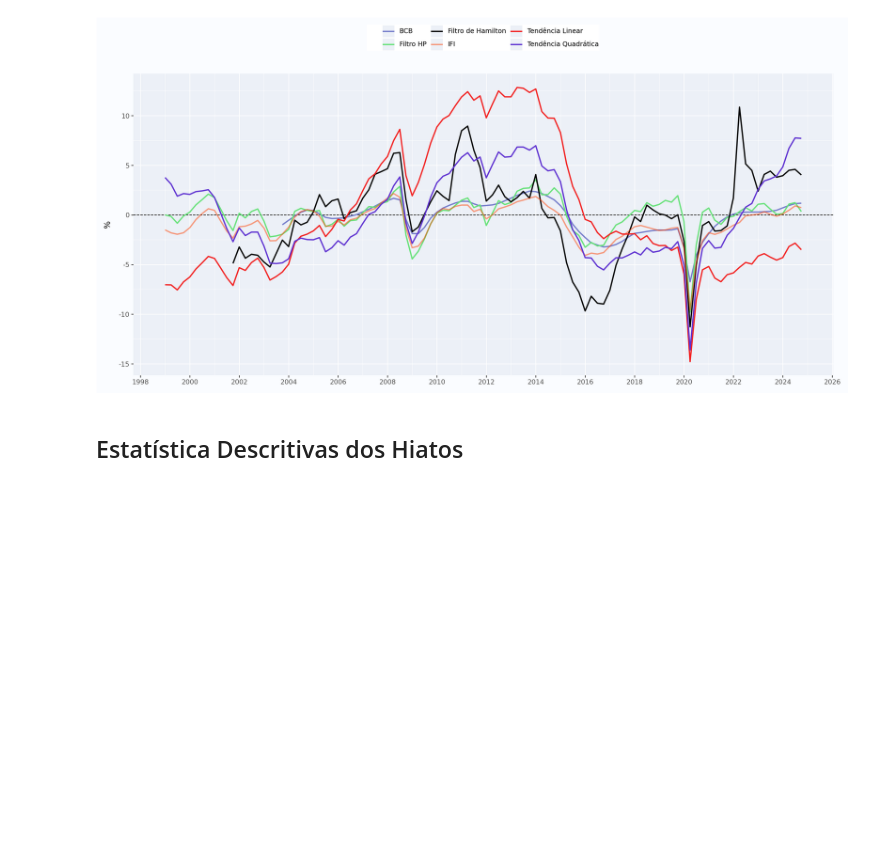
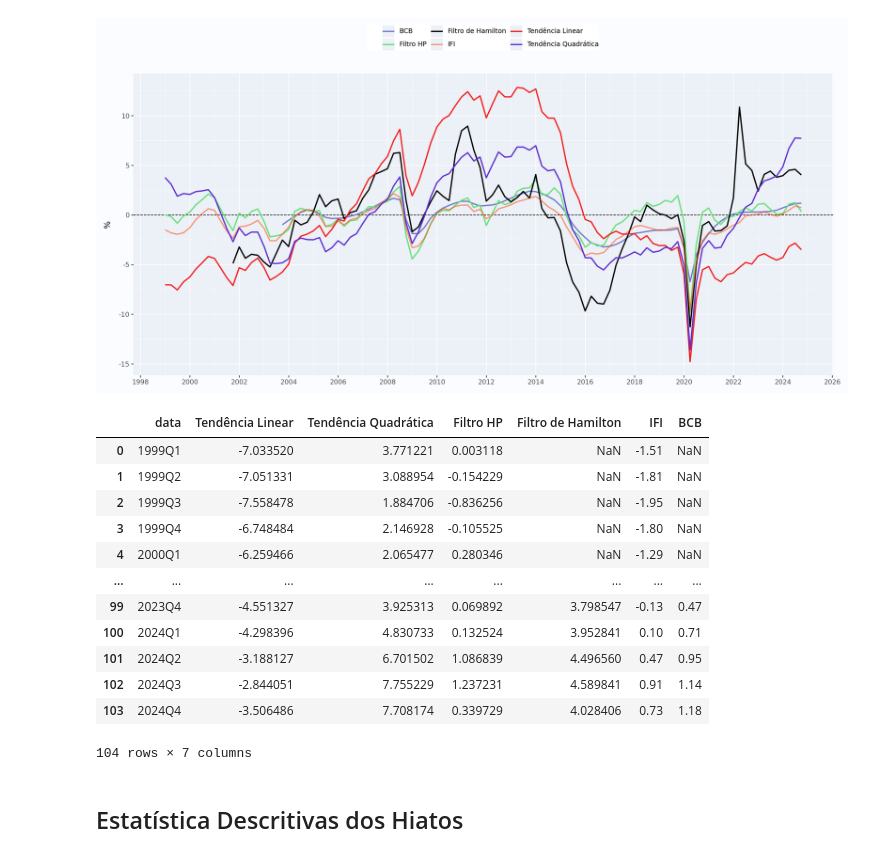
Before and after one commit to fernandovieira1/brazil-taylor-determinacy, a Jupyter notebook: scripts/hiato_produto.ipynb, the cells around one changed output. Drawn from its saved outputs; the diff is of its cells as text; code cells hidden in the pictures; blank space fills up the shorter version.

```diff
--- a/scripts/hiato_produto.ipynb
+++ b/scripts/hiato_produto.ipynb
@@ -298,3 +298,19 @@ grafico_hiato.save(
+# %%
+dados
+# %% [output]
+|  | data | Tendência Linear | Tendência Quadrática | Filtro HP | Filtro de Hamilton | IFI | BCB |
+| 0 | 1999Q1 | -7.033520 | 3.771221 | 0.003118 | NaN | -1.51 | NaN |
+| 1 | 1999Q2 | -7.051331 | 3.088954 | -0.154229 | NaN | -1.81 | NaN |
+| 2 | 1999Q3 | -7.558478 | 1.884706 | -0.836256 | NaN | -1.95 | NaN |
+| 3 | 1999Q4 | -6.748484 | 2.146928 | -0.105525 | NaN | -1.80 | NaN |
+| 4 | 2000Q1 | -6.259466 | 2.065477 | 0.280346 | NaN | -1.29 | NaN |
+| ... | ... | ... | ... | ... | ... | ... | ... |
+| 99 | 2023Q4 | -4.551327 | 3.925313 | 0.069892 | 3.798547 | -0.13 | 0.47 |
+| 100 | 2024Q1 | -4.298396 | 4.830733 | 0.132524 | 3.952841 | 0.10 | 0.71 |
+| 101 | 2024Q2 | -3.188127 | 6.701502 | 1.086839 | 4.496560 | 0.47 | 0.95 |
+| 102 | 2024Q3 | -2.844051 | 7.755229 | 1.237231 | 4.589841 | 0.91 | 1.14 |
+| 103 | 2024Q4 | -3.506486 | 7.708174 | 0.339729 | 4.028406 | 0.73 | 1.18 |
+104 rows × 7 columns
 # %% [markdown]
 ## Estatística Descritivas dos Hiatos
 # %%
```
Also changed, not shown: parts of 2 cells of this notebook, 3 other files.
